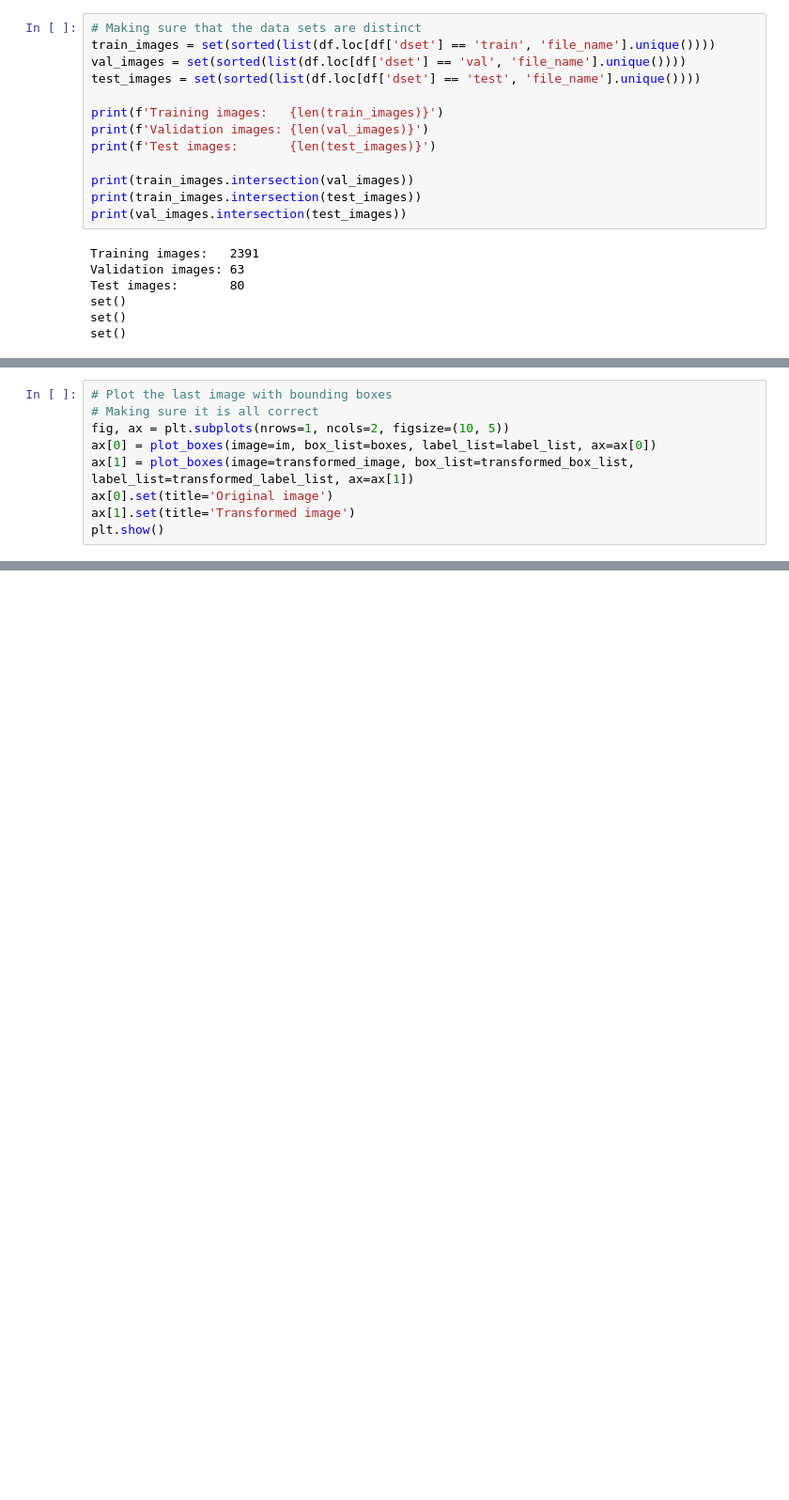
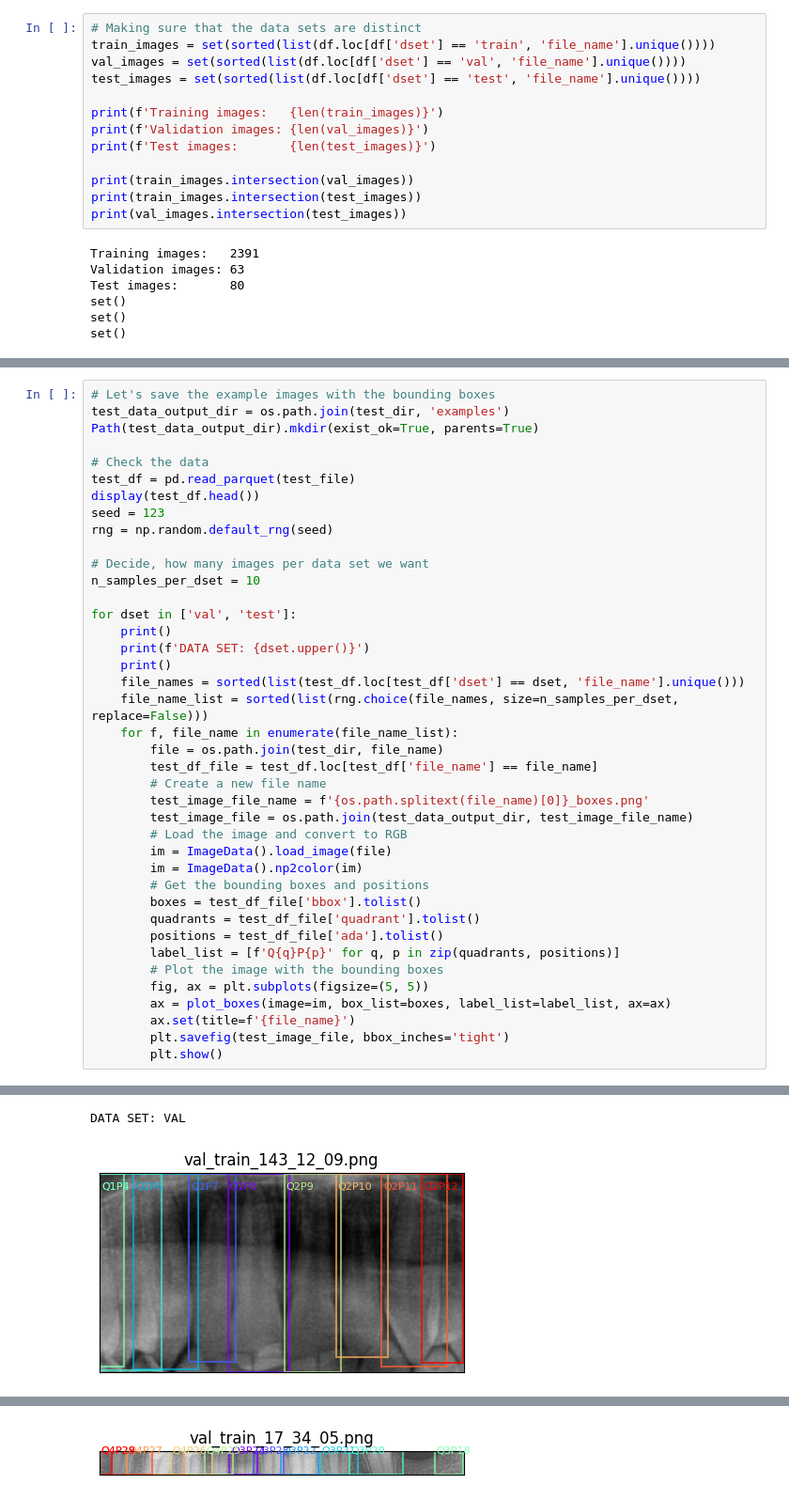
Before and after one commit to awerdich/computervision, a Jupyter notebook: notebooks/detection/06_datasplit.ipynb, the cells around one changed output, grey strips where cells are left out. Shown at 94% size. Saved outputs shown, nothing was run; the diff lists cells and outputs as text; blank space fills up the shorter version.

```diff
--- a/notebooks/detection/06_datasplit.ipynb
+++ b/notebooks/detection/06_datasplit.ipynb
@@ -361,9 +347,0 @@ transformed_box_list
-# %%
-# Plot the last image with bounding boxes
-# Making sure it is all correct
-fig, ax = plt.subplots(nrows=1, ncols=2, figsize=(10, 5))
-ax[0] = plot_boxes(image=im, box_list=boxes, label_list=label_list, ax=ax[0])
-ax[1] = plot_boxes(image=transformed_image, box_list=transformed_box_list, label_list=transformed_label_list, ax=ax[1])
-ax[0].set(title='Original image')
-ax[1].set(title='Transformed image')
-plt.show()
@@ -371,0 +367,41 @@ plt.show()
+# %%
+# Let's save the example images with the bounding boxes
+test_data_output_dir = os.path.join(test_dir, 'examples')
+Path(test_data_output_dir).mkdir(exist_ok=True, parents=True)
+
+# Check the data
+test_df = pd.read_parquet(test_file)
+display(test_df.head())
+seed = 123
+rng = np.random.default_rng(seed)
+
+# Decide, how many images per data set we want
+n_samples_per_dset = 10
+
+for dset in ['val', 'test']:
+    print()
+    print(f'DATA SET: {dset.upper()}')
+    print()
+    file_names = sorted(list(test_df.loc[test_df['dset'] == dset, 'file_name'].unique()))
+    file_name_list = sorted(list(rng.choice(file_names, size=n_samples_per_dset, replace=False)))
+    for f, file_name in enumerate(file_name_list):
+        file = os.path.join(test_dir, file_name)
+        test_df_file = test_df.loc[test_df['file_name'] == file_name]
+        # Create a new file name
+        test_image_file_name = f'{os.path.splitext(file_name)[0]}_boxes.png'
+        test_image_file = os.path.join(test_data_output_dir, test_image_file_name)
+        # Load the image and convert to RGB
+        im = ImageData().load_image(file)
+        im = ImageData().np2color(im)
+        # Get the bounding boxes and positions
+        boxes = test_df_file['bbox'].tolist()
+        quadrants = test_df_file['quadrant'].tolist()
+        positions = test_df_file['ada'].tolist()
+        label_list = [f'Q{q}P{p}' for q, p in zip(quadrants, positions)]
+        # Plot the image with the bounding boxes
+        fig, ax = plt.subplots(figsize=(5, 5))
+        ax = plot_boxes(image=im, box_list=boxes, label_list=label_list, ax=ax)
+        ax.set(title=f'{file_name}')
+        plt.savefig(test_image_file, bbox_inches='tight')
+        plt.show()
+# %% [output]
@@ -371,0 +414,2 @@ plt.show()
+DATA SET: VAL
+[figure, added]
@@ -371,0 +418 @@ plt.show()
+[figure, added]
```
Also changed, not shown: parts of 17 cells of this notebook, 2 other files.
